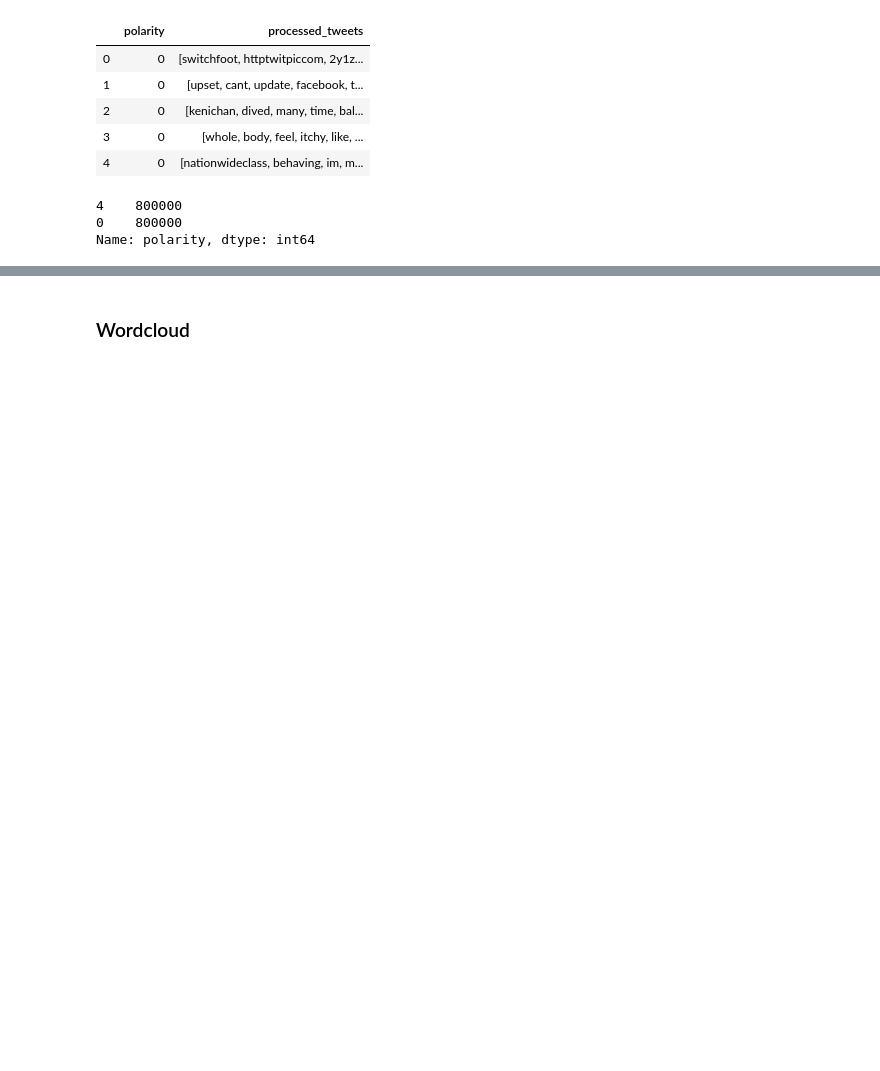
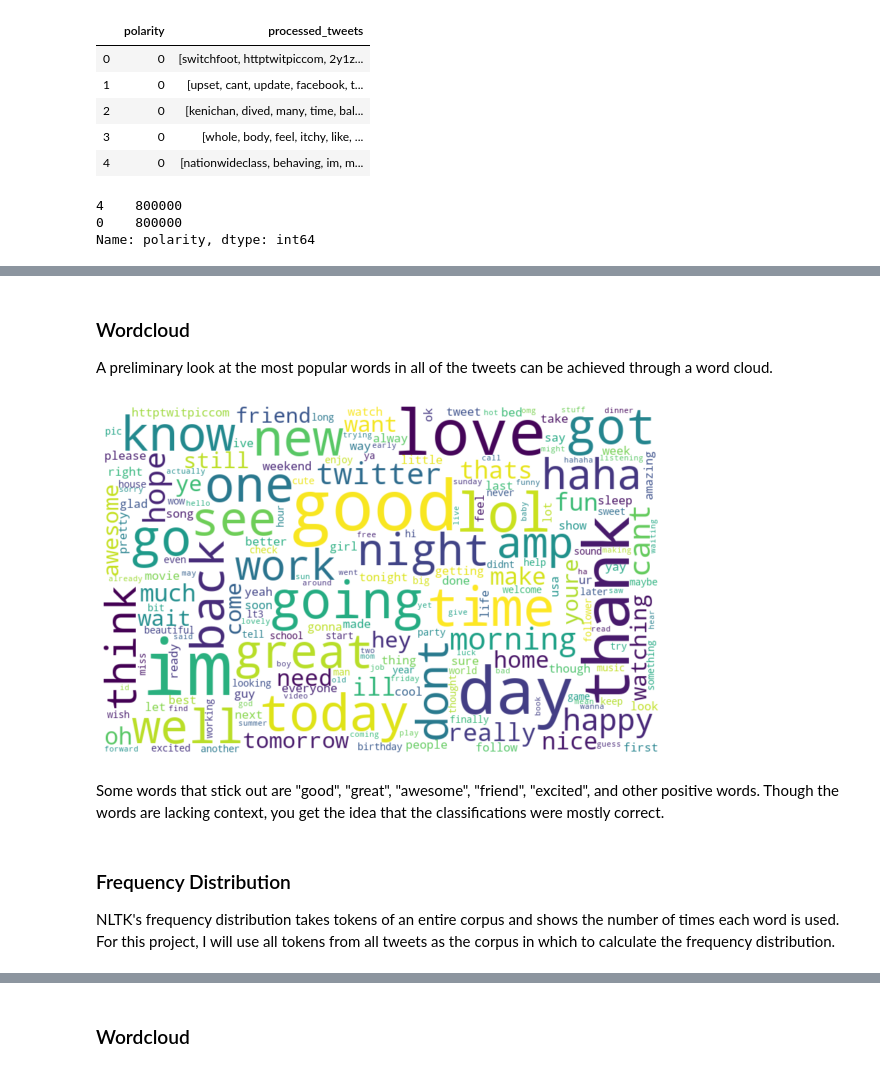
Before and after one commit to akelly66/COVID-Tweet-Sentiment, a Jupyter notebook: training-data-EDA/tweet-EDA.ipynb, the cells around one changed output, grey strips where cells are left out. Drawn from its saved outputs; the diff is of its cells as text; code cells hidden in the pictures; blank space fills up the shorter version.

```diff
--- a/training-data-EDA/tweet-EDA.ipynb
+++ b/training-data-EDA/tweet-EDA.ipynb
@@ -41 +46,3 @@ Name: polarity, dtype: int64
+# %%
+train_df.polarity.replace(to_replace=4, value=1, inplace=True)
 # %% [markdown]
@@ -43,3 +50,3 @@ The value counts of polarity scores reflect that there are no neutral tweets, on
 # %%
 neg_tweets = train_df[train_df['polarity'] == 0]
-pos_tweets = train_df[train_df['polarity'] == 4]
+pos_tweets = train_df[train_df['polarity'] == 1]
@@ -45,0 +57,36 @@ pos_tweets = train_df[train_df['polarity'] == 4]
+# %%
+# Combining words from all tweets into one list
+pos_words_list = [item for sublist in pos_tweets.processed_tweets for item in sublist]
+
+# Combining all words into one string
+pos_words_string = (" ").join(pos_words_list)
+# %% [markdown]
+### Wordcloud
+
+A preliminary look at the most popular words in all of the tweets can be achieved through a word cloud.
+# %%
+def wordcloud(string_of_words):
+
+# Creating wordcloud
+    wordcloud = WordCloud(width=800,
+                          height=500,
+                          random_state=21,
+                          max_font_size=110,
+                          collocations=False,
+                          background_color='white').generate(string_of_words)
+
+    plt.figure(figsize=(10, 7))
+    plt.imshow(wordcloud, interpolation="bilinear")
+    plt.axis('off')
+    plt.show()
+# %%
+wordcloud(pos_words_string)
+# %% [output]
+[figure, added]
+# %% [markdown]
+Some words that stick out are "good", "great", "awesome", "friend", "excited", and other positive words. Though the words are lacking context, you get the idea that the classifications were mostly correct.
+# %% [markdown]
+### Frequency Distribution
+
+
+NLTK's frequency distribution takes tokens of an entire corpus and shows the number of times each word is used. For this project, I will use all tokens from all tweets as the corpus in which to calculate the frequency distribution.
```
Also changed, not shown: parts of 34 cells of this notebook.
